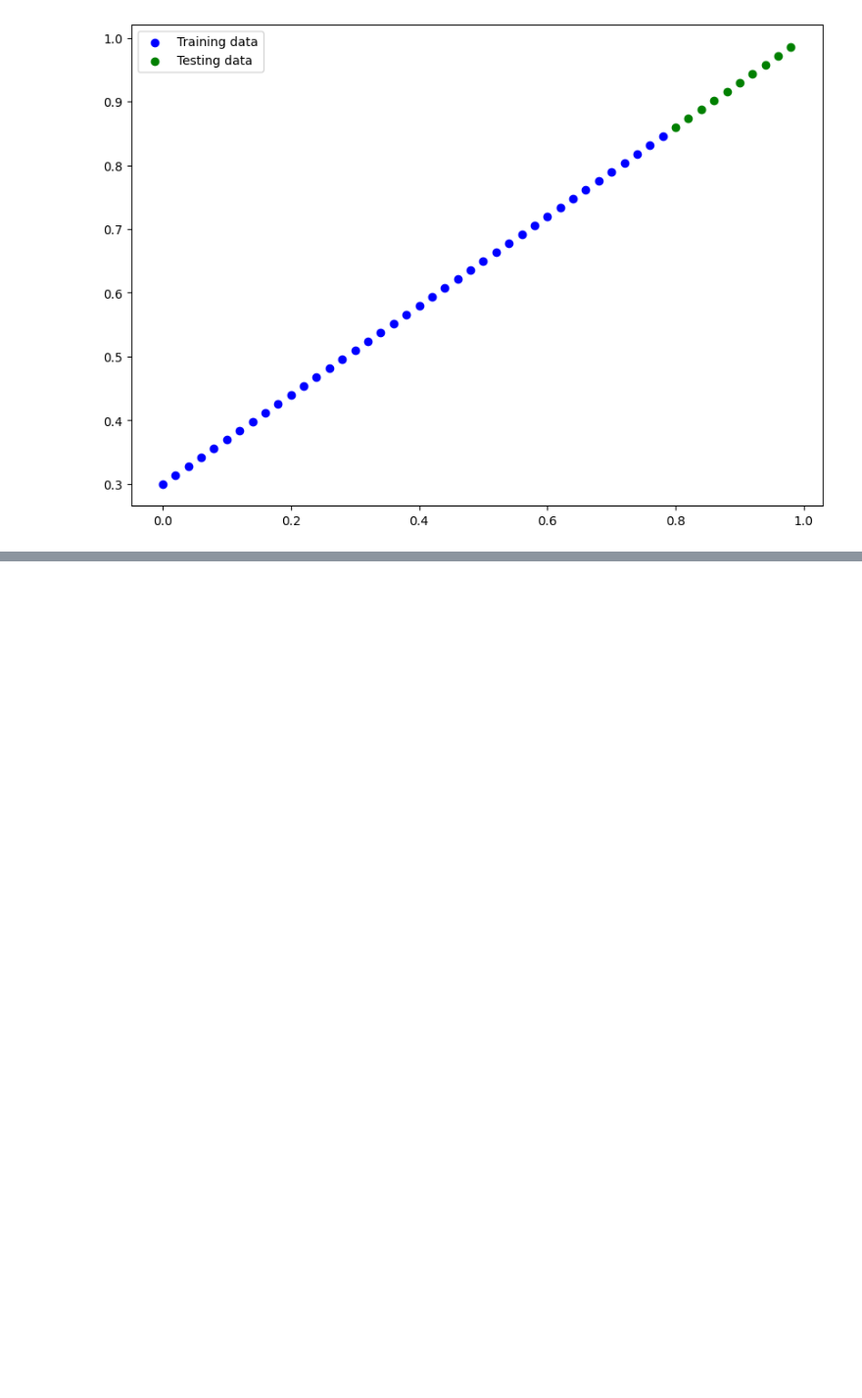
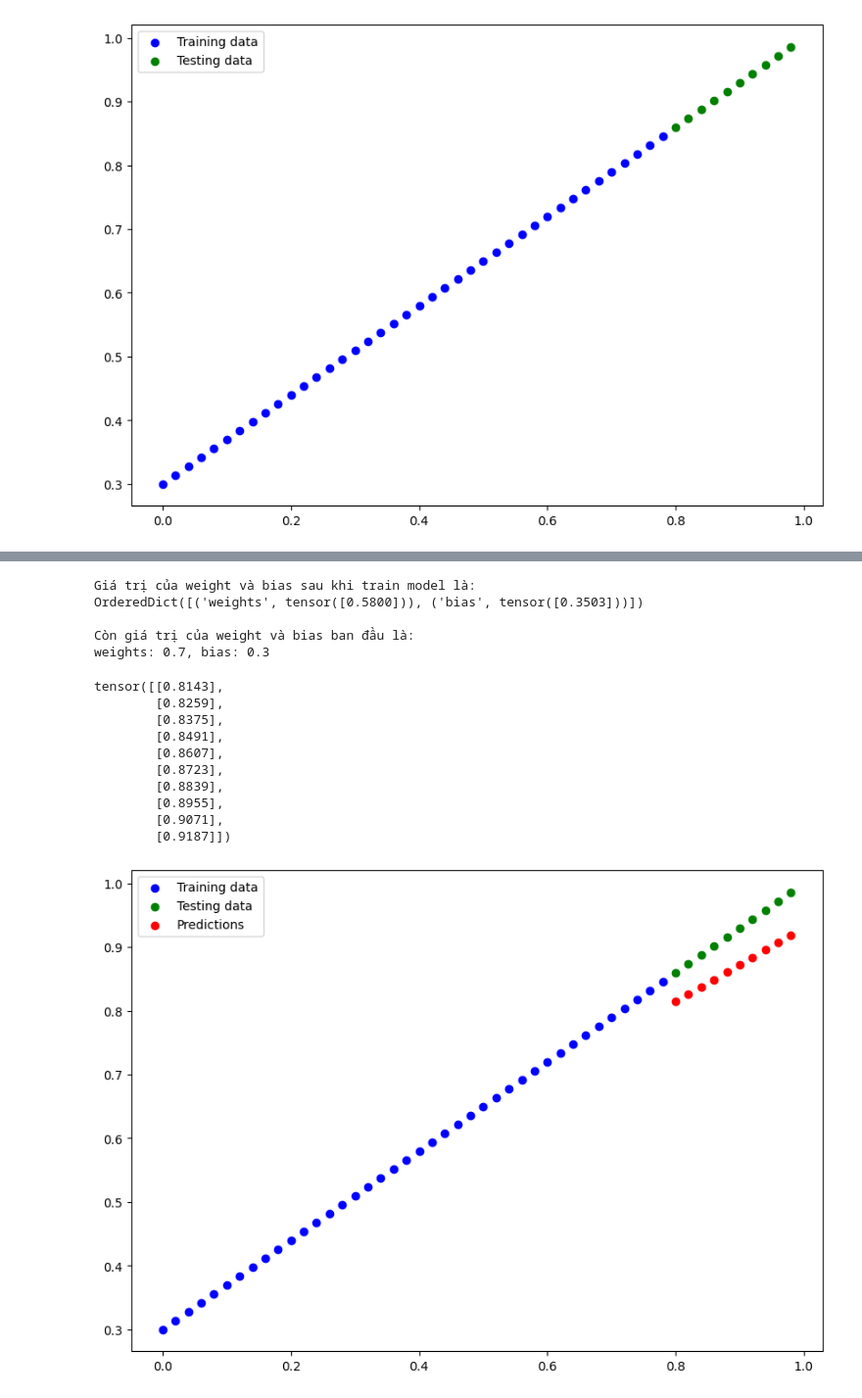
Before and after one commit to adatdat/pytorch_learning, a Jupyter notebook: pytorch_workflow.ipynb, the cells around one changed output, grey strips where cells are left out. Shown at 98% size. Drawn from its saved outputs; the diff is of its cells as text; code cells hidden in the pictures; blank space fills up the shorter version.

```diff
--- a/pytorch_workflow.ipynb
+++ b/pytorch_workflow.ipynb
@@ -122,0 +330,14 @@ plot_predictions()
+# %%
+# Loss của test data giảm dần theo thời gian, điều này có nghĩa là model đang học cách biểu diễn mối liên hệ giữa input và output tốt hơn theo thời gian
+
+# Tìm parameter của model (weight và bias) sau khi đã train model
+print("Giá trị của weight và bias sau khi train model là:")
+print(model0.state_dict())
+print("\nCòn giá trị của weight và bias ban đầu là:")
+print(f"weights: {weight}, bias: {bias}")
+# %% [output]
+Giá trị của weight và bias sau khi train model là:
+OrderedDict([('weights', tensor([0.5800])), ('bias', tensor([0.3503]))])
+
+Còn giá trị của weight và bias ban đầu là:
+weights: 0.7, bias: 0.3
@@ -122,0 +346,27 @@ plot_predictions()
+# %%
+# Thực hiện dự đoán với model sau khi đã train model
+# 1. Đặt model vào chế độ evaluation (chế độ này sẽ tắt các hàm dùng để train model)
+model0.eval()
+
+# 2. Cài đặt torch.inference_mode() để tắt các hàm dùng để train model
+with torch.inference_mode():
+    # 3. Dự đoán với model sau khi đã train model với device giống nhau. Mặc định của device là CPU
+    # Kiểm tra device của model sau khi đã train model và device của X_test và y_test có giống nhau không (nếu không giống nhau thì sẽ báo lỗi)
+    assert model0(X_test).device == X_test.device == y_test.device
+    y_preds = model0(X_test)
+display(y_preds)
+
+# Visualize dự đoán với model sau khi đã train model
+plot_predictions(predictions=y_preds)
+# %% [output]
+tensor([[0.8143],
+        [0.8259],
+        [0.8375],
+        [0.8491],
+        [0.8607],
+        [0.8723],
+        [0.8839],
+        [0.8955],
+        [0.9071],
+        [0.9187]])
+[figure, added]
```
Also changed, not shown: parts of 29 cells of this notebook, 6 other files.
